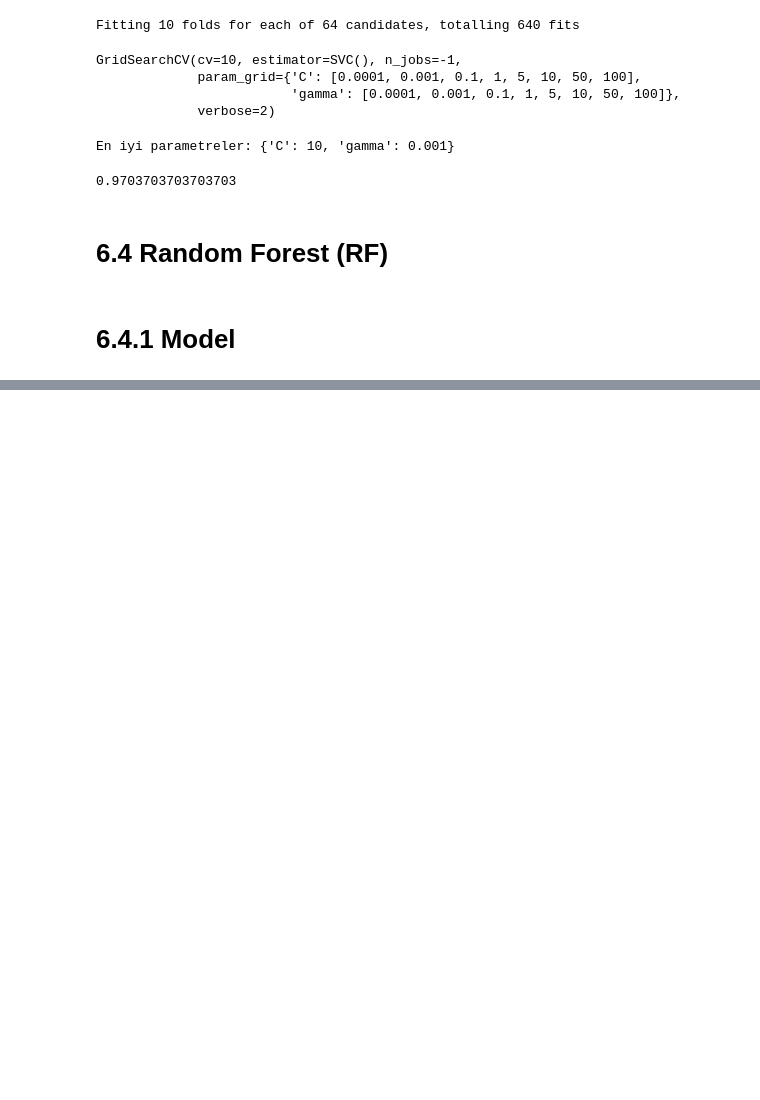
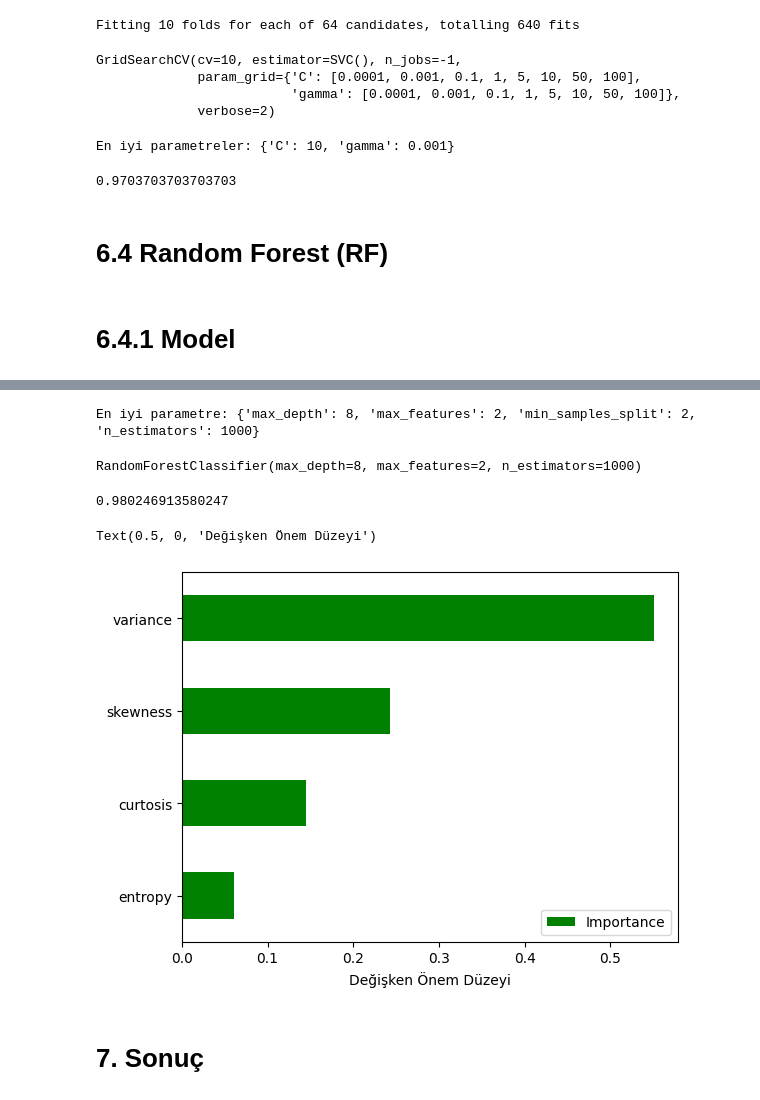
Before and after one commit to mfasahin/banknot_authentication, a Jupyter notebook: data_banknote.ipynb, the cells around one changed output, grey strips where cells are left out. Cells and saved outputs as stored; diff of their text form; code cells hidden in the pictures; blank space fills up the shorter version.

Commit message:
random forest(RF)

```diff
--- a/data_banknote.ipynb
+++ b/data_banknote.ipynb
@@ -575,0 +591,10 @@ accuracy_score(y_test, y_pred)
+# %%
+rf_model = RandomForestClassifier()
+
+rf_cv_model = GridSearchCV(rf_model,
+                            rf_params,
+                            cv=10,
+                            n_jobs=-1,
+                            verbose=2)
+# %%
+rf_cv_model.fit(x_train, y_train)
@@ -575,0 +608,32 @@ accuracy_score(y_test, y_pred)
+# %%
+print("En iyi parametre: " + str(rf_cv_model.best_params_))
+# %% [output]
+En iyi parametre: {'max_depth': 8, 'max_features': 2, 'min_samples_split': 2, 'n_estimators': 1000}
+# %%
+rf_tuned = RandomForestClassifier(max_depth=8,
+                                  max_features=2,
+                                  n_estimators=1000,
+                                  min_samples_split=2)
+
+rf_tuned.fit(x_train, y_train)
+# %% [output]
+RandomForestClassifier(max_depth=8, max_features=2, n_estimators=1000)
+# %%
+y_pred = rf_tuned.predict(x_test)
+accuracy_score(y_test, y_pred)
+# %% [output]
+0.980246913580247
+# %%
+Importence = pd.DataFrame({"Importance": rf_tuned.feature_importances_},
+                            index = x_train.columns )
+# %%
+Importence.sort_values(by="Importance",
+                       axis = 0,
+                       ascending=True).plot(kind='barh', color='green')
+
+plt.xlabel('Değişken Önem Düzeyi')
+# %% [output]
+Text(0.5, 0, 'Değişken Önem Düzeyi')
+[figure, added]
+# %% [markdown]
+# 7. Sonuç
```
Also changed, not shown: parts of 7 cells of this notebook.
